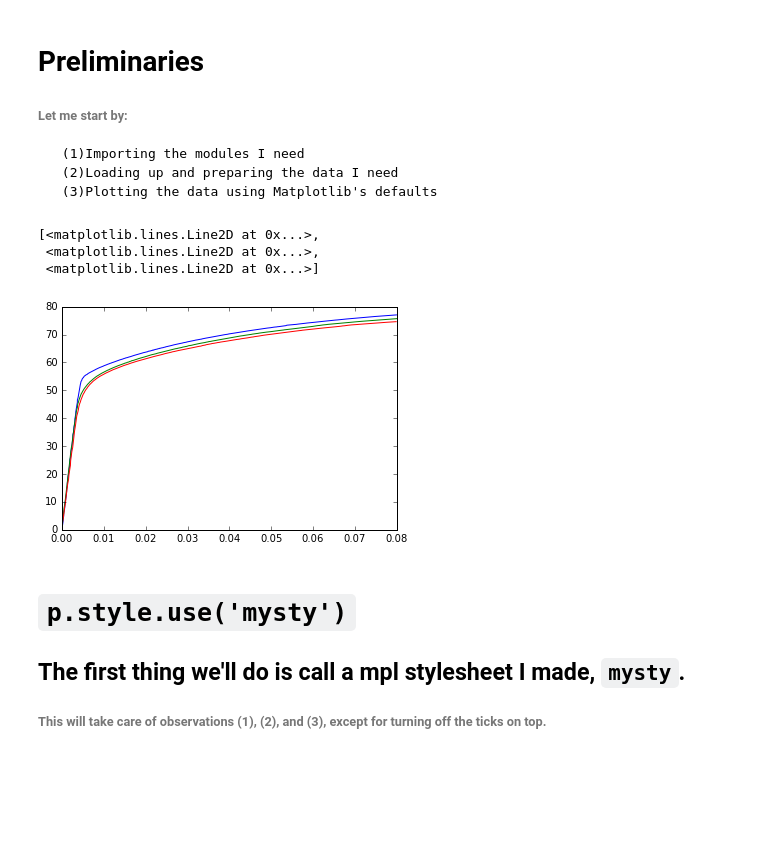
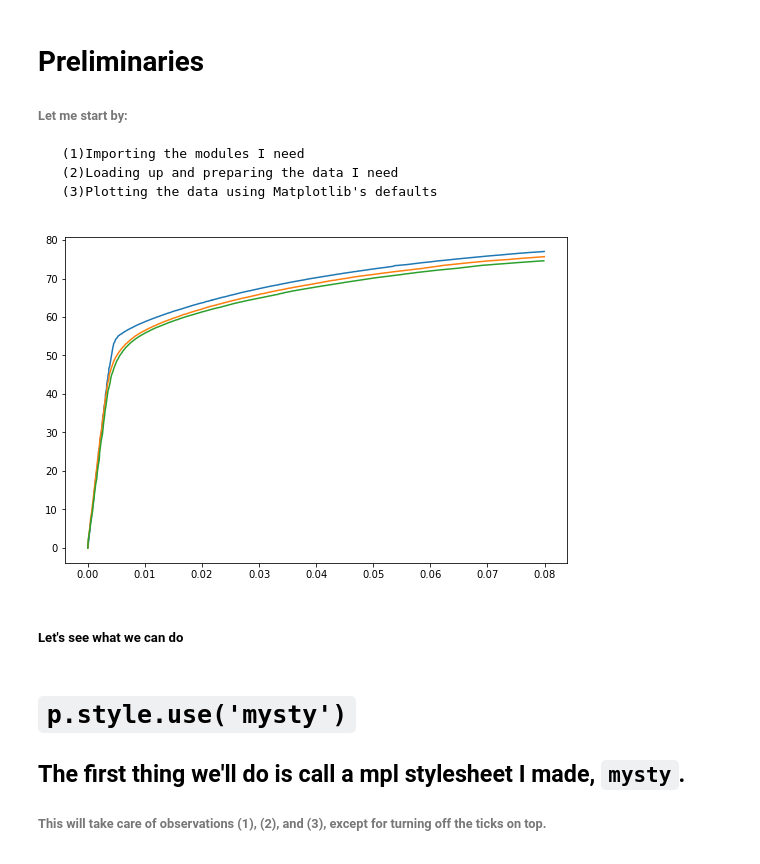
Before and after one commit to saintsfan342000/MPL-a-al-SKK, a Jupyter notebook: Tutorial.ipynb, the cells around one changed output. Drawn from its saved outputs; the diff is of its cells as text; code cells hidden in the pictures; blank space fills up the shorter version.

```diff
--- a/Tutorial.ipynb
+++ b/Tutorial.ipynb
@@ -30,18 +32,18 @@ import matplotlib.pyplot as p
 import numpy as n
 from pandas import read_csv
 # %%
-data = read_csv('Data.csv').values
+data = read_csv('TutorialDocs/Data.csv').values
 d0,d90,d45 = (data[:,[2*i,2*i+1]] for i in range(3))
 d0 = d0[ d0[:,0]<=.08, :]
 d45 = d45[ d45[:,0]<=.08, :]
 d90 = d90[ d90[:,0]<=.08, :]
 # %%
-p.plot(d0[:,0],d0[:,1],d45[:,0],d45[:,1],d90[:,0],d90[:,1])
+p.figure(figsize=(9,6))
+p.plot(d0[:,0],d0[:,1],d45[:,0],d45[:,1],d90[:,0],d90[:,1]);
 # %% [output]
-[<matplotlib.lines.Line2D at 0x...>,
- <matplotlib.lines.Line2D at 0x...>,
- <matplotlib.lines.Line2D at 0x...>]
-[figure, old version]
+[figure, new version]
+# %% [markdown]
+##### Let's see what we can do
 # %% [markdown]
 # `p.style.use('mysty')`
 ## The first thing we'll do is call a mpl stylesheet I made, `mysty`.
```
Also changed, not shown: parts of 15 cells of this notebook, 6 other files.
